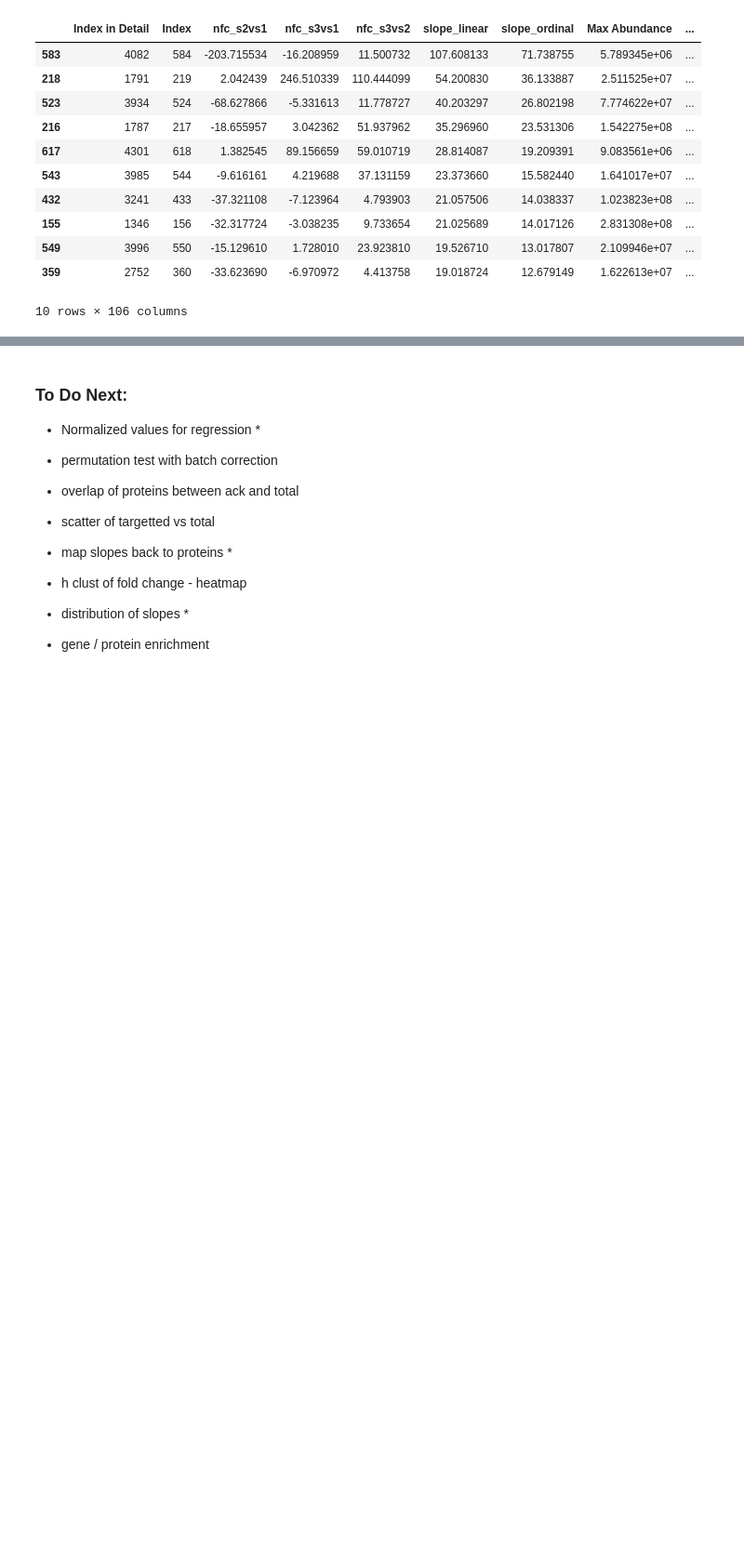
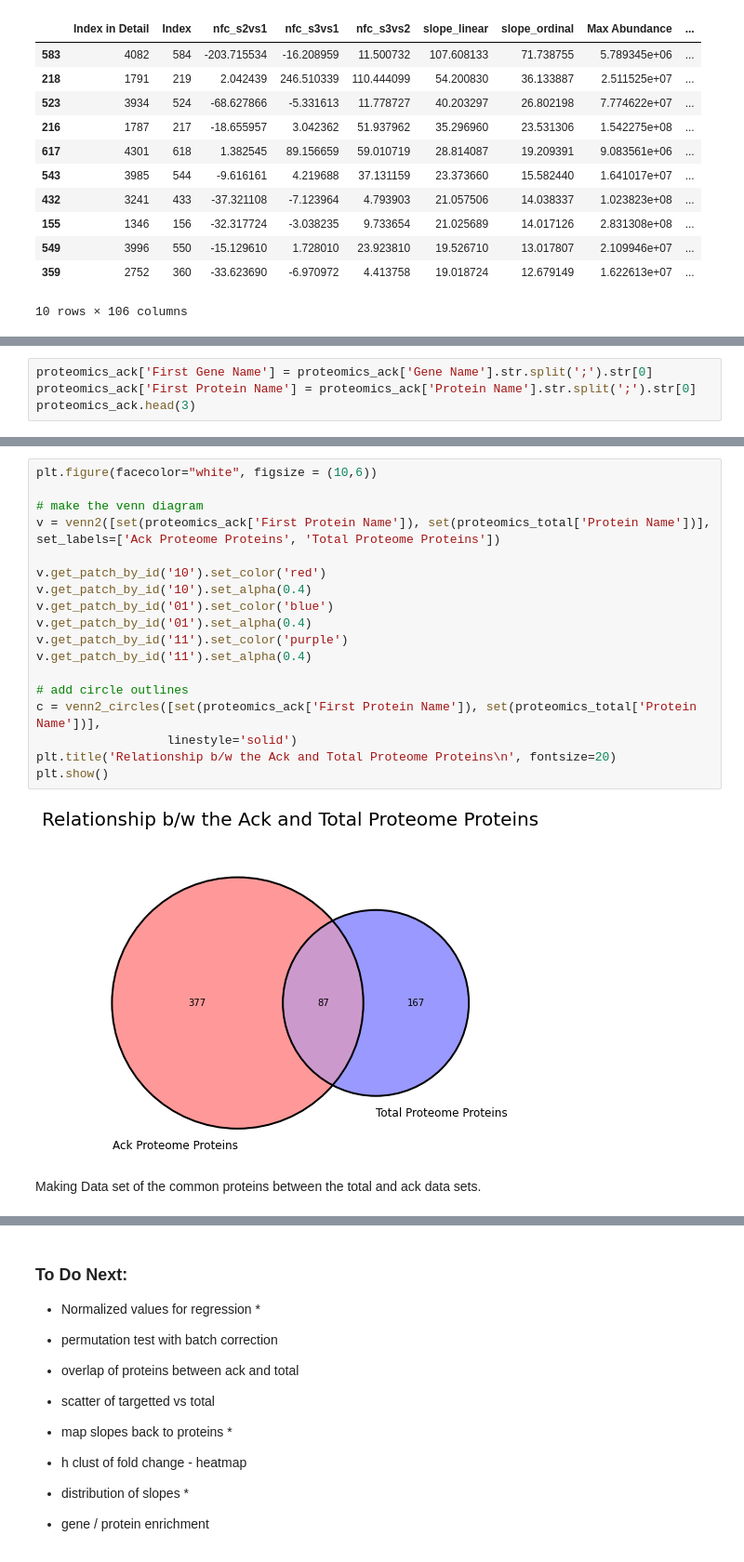
Before and after one commit to KyraGriffin/bmsip_internship_seta, a Jupyter notebook: protein_isolation.ipynb, the cells around one changed output, grey strips where cells are left out. Shown at 93% size. Cells and saved outputs as stored; diff of their text form; blank space fills up the shorter version.

Commit message:
Created Venn Diagram of Proteins from Ack and Total data set; Also created a dataframe of the protein names to use for gene ontology and set enrichment.

```diff
--- a/protein_isolation.ipynb
+++ b/protein_isolation.ipynb
@@ -607,0 +627,4 @@ proteomics_ack.sort_values('slope_ordinal', ascending=False).head(10)
+# %%
+proteomics_ack['First Gene Name'] = proteomics_ack['Gene Name'].str.split(';').str[0]
+proteomics_ack['First Protein Name'] = proteomics_ack['Protein Name'].str.split(';').str[0]
+proteomics_ack.head(3)
@@ -607,0 +648,23 @@ proteomics_ack.sort_values('slope_ordinal', ascending=False).head(10)
+# %%
+plt.figure(facecolor="white", figsize = (10,6))
+
+# make the venn diagram
+v = venn2([set(proteomics_ack['First Protein Name']), set(proteomics_total['Protein Name'])],
+set_labels=['Ack Proteome Proteins', 'Total Proteome Proteins'])
+
+v.get_patch_by_id('10').set_color('red')
+v.get_patch_by_id('10').set_alpha(0.4)
+v.get_patch_by_id('01').set_color('blue')
+v.get_patch_by_id('01').set_alpha(0.4)
+v.get_patch_by_id('11').set_color('purple')
+v.get_patch_by_id('11').set_alpha(0.4)
+
+# add circle outlines
+c = venn2_circles([set(proteomics_ack['First Protein Name']), set(proteomics_total['Protein Name'])],
+                  linestyle='solid')
+plt.title('Relationship b/w the Ack and Total Proteome Proteins\n', fontsize=20)
+plt.show()
+# %% [output]
+[figure, added]
+# %% [markdown]
+Making Data set of the common proteins between the total and ack data sets.
```
Also changed, not shown: parts of 9 cells of this notebook.
